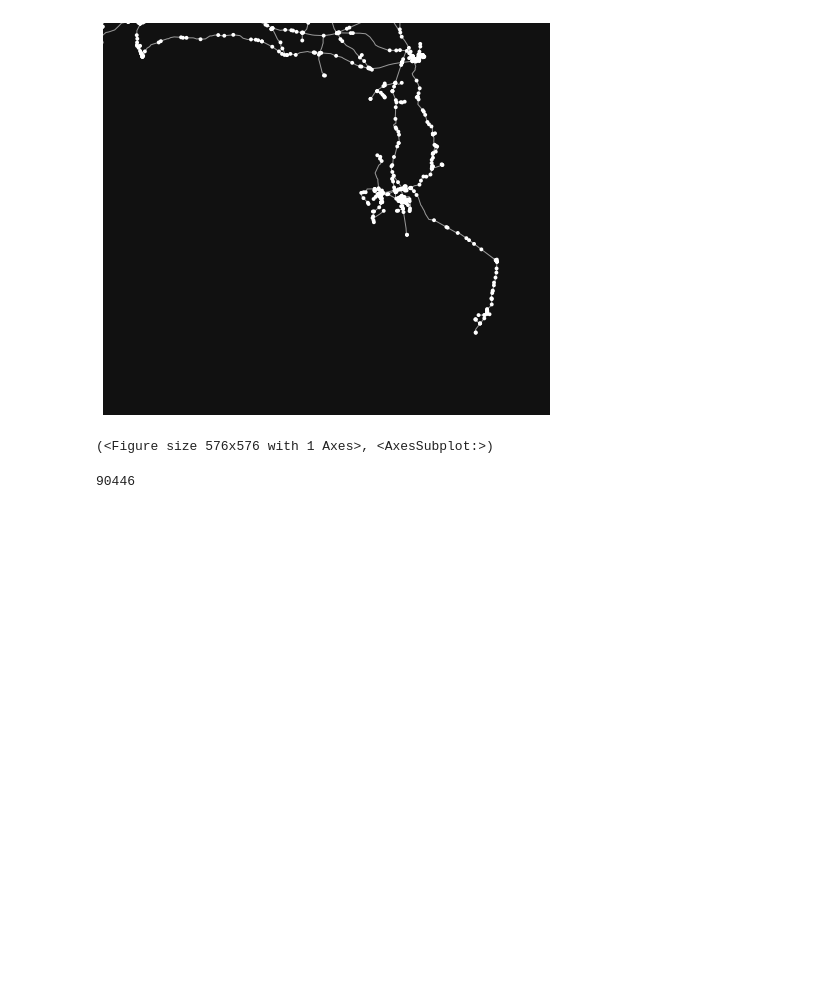
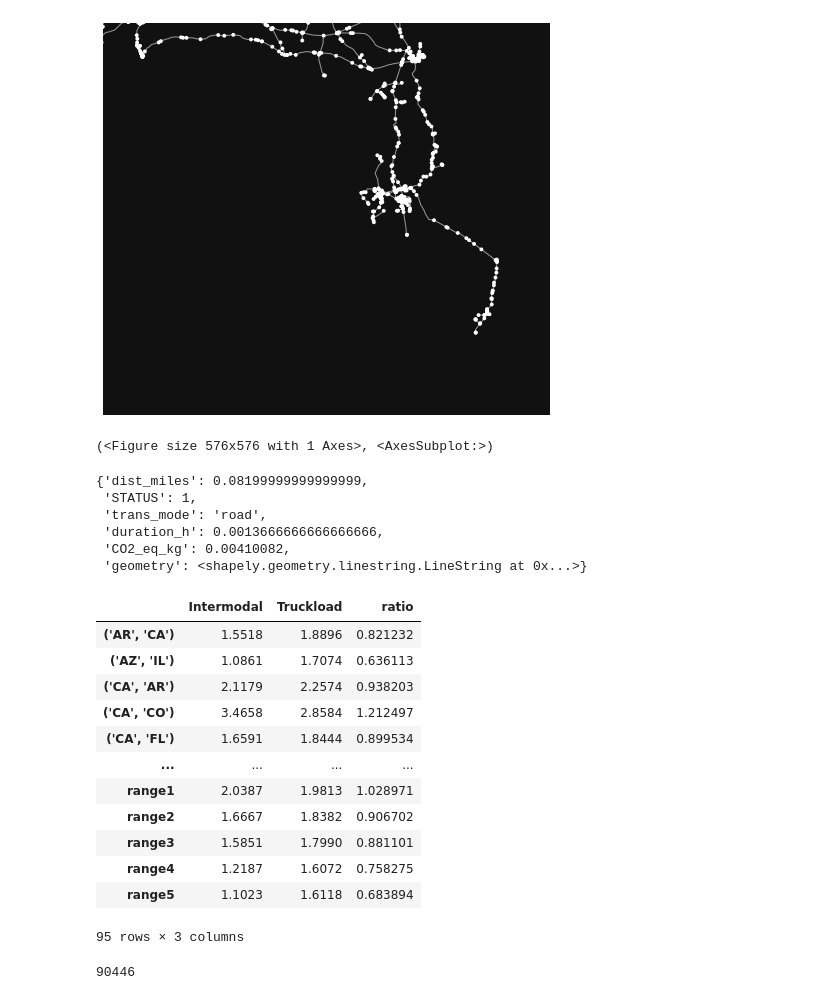
Before and after one commit to Labulitiolle/Multimodal_freight_USA, a Jupyter notebook: Notebooks/verify_merge.ipynb, the cells around one changed output. Drawn from its saved outputs; the diff is of its cells as text; code cells hidden in the pictures; blank space fills up the shorter version.

```diff
--- a/Notebooks/verify_merge.ipynb
+++ b/Notebooks/verify_merge.ipynb
@@ -28,3 +30,28 @@ ox.plot_graph(total.G_rail, bbox=(31, 24, -79, -88))
+# %%
+D.edges[1000322710, 1000580517]
+# %% [output]
+{'dist_miles': 0.08199999999999999,
+ 'STATUS': 1,
+ 'trans_mode': 'road',
+ 'duration_h': 0.0013666666666666666,
+ 'CO2_eq_kg': 0.00410082,
+ 'geometry': <shapely.geometry.linestring.LineString at 0x...>}
+# %%
+df
+# %% [output]
+|  | Intermodal | Truckload | ratio |
+| ('AR', 'CA') | 1.5518 | 1.8896 | 0.821232 |
+| ('AZ', 'IL') | 1.0861 | 1.7074 | 0.636113 |
+| ('CA', 'AR') | 2.1179 | 2.2574 | 0.938203 |
+| ('CA', 'CO') | 3.4658 | 2.8584 | 1.212497 |
+| ('CA', 'FL') | 1.6591 | 1.8444 | 0.899534 |
+| ... | ... | ... | ... |
+| range1 | 2.0387 | 1.9813 | 1.028971 |
+| range2 | 1.6667 | 1.8382 | 0.906702 |
+| range3 | 1.5851 | 1.7990 | 0.881101 |
+| range4 | 1.2187 | 1.6072 | 0.758275 |
+| range5 | 1.1023 | 1.6118 | 0.683894 |
+95 rows × 3 columns
 # %%
 len(total.G_multimodal_u)
 # %% [output]
```
Also changed, not shown: parts of 2 cells of this notebook, 6 other files.
